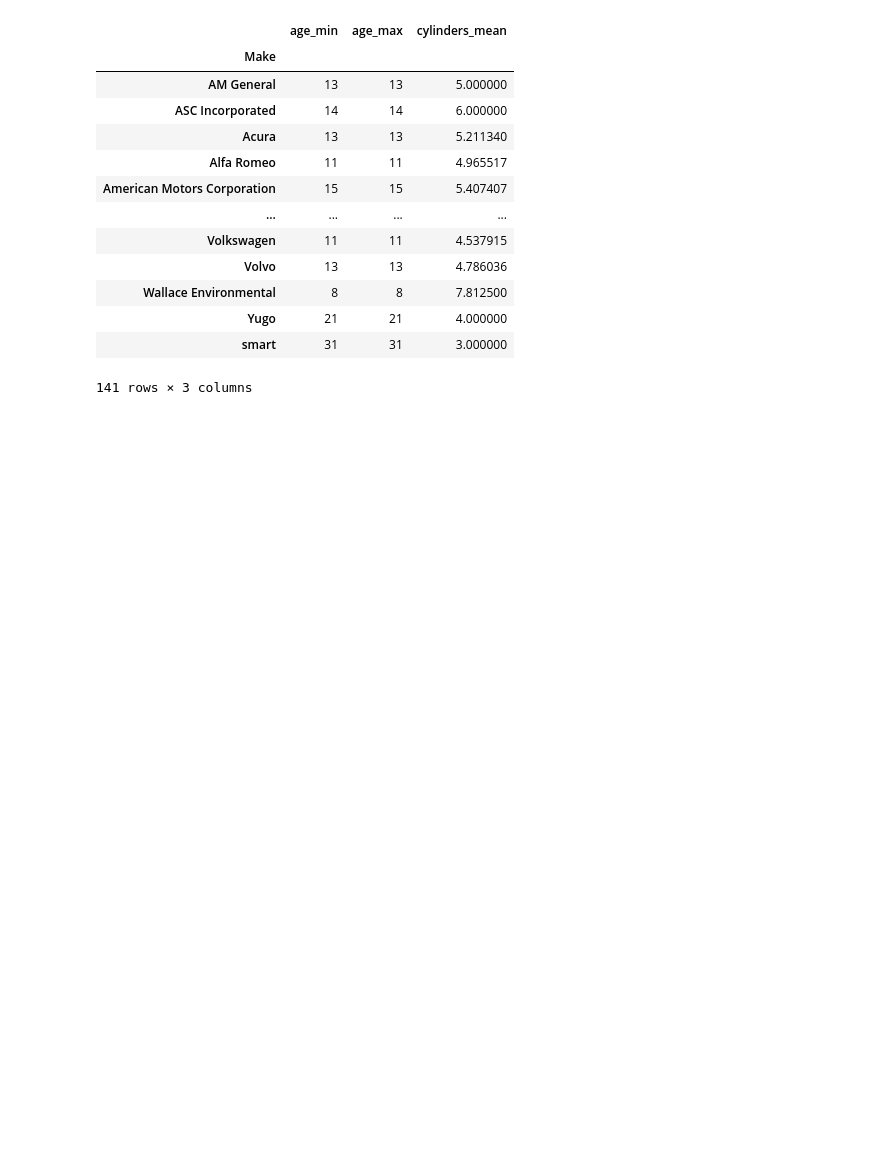
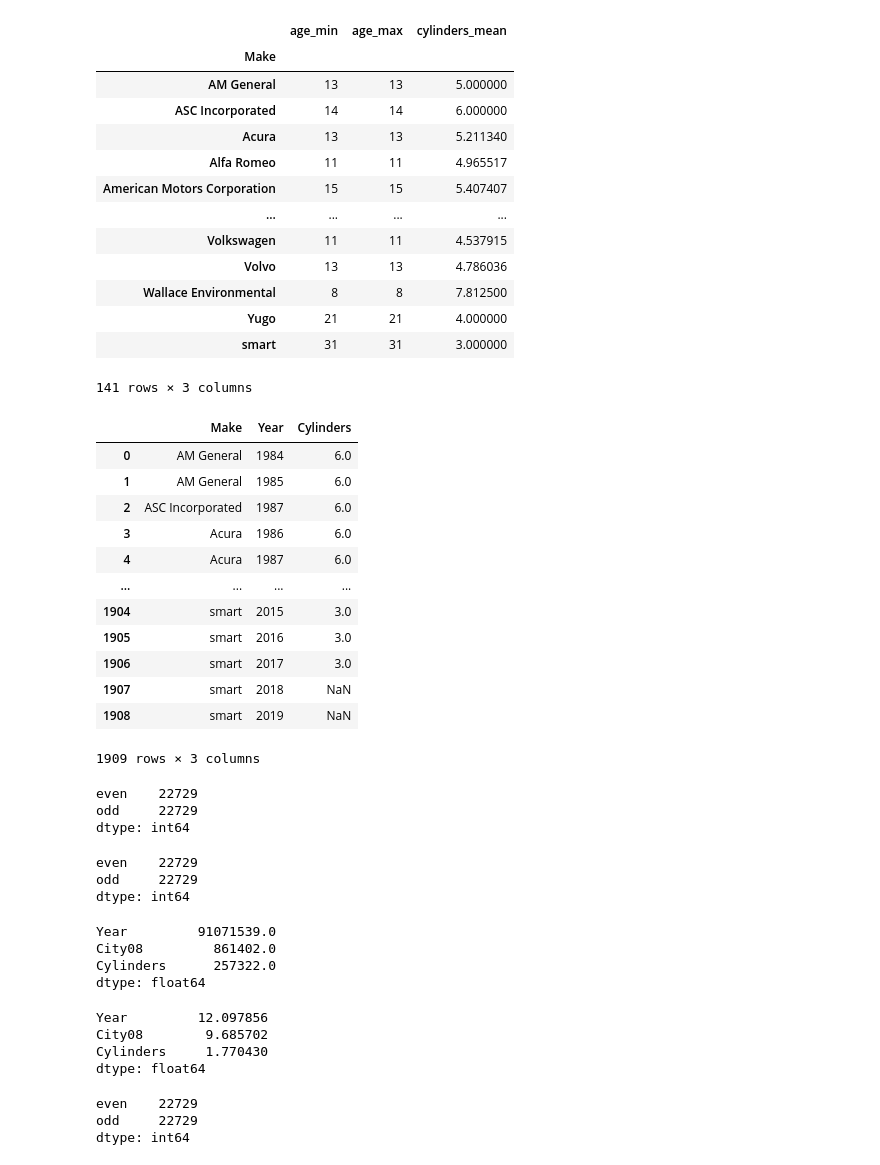
Before and after one commit to Ahmed-ui94/web_programming, a Jupyter notebook: pandas1/pandas.ipynb, the cells around one changed output. Cells and saved outputs as stored; diff of their text form; code cells hidden in the pictures; blank space fills up the shorter version.

```diff
--- a/pandas1/pandas.ipynb
+++ b/pandas1/pandas.ipynb
@@ -2975,3 +2975,55 @@ cylinders_mean=("Cylinders", "mean"))
 | Yugo | 21 | 21 | 4.000000 |
 | smart | 31 | 31 | 3.000000 |
 141 rows × 3 columns
+# %%
+(auto.groupby(['Make', "Year"], observed=True)['Cylinders'].max().reset_index())
+# %% [output]
+|  | Make | Year | Cylinders |
+| 0 | AM General | 1984 | 6.0 |
+| 1 | AM General | 1985 | 6.0 |
+| 2 | ASC Incorporated | 1987 | 6.0 |
+| 3 | Acura | 1986 | 6.0 |
+| 4 | Acura | 1987 | 6.0 |
+| ... | ... | ... | ... |
+| 1904 | smart | 2015 | 3.0 |
+| 1905 | smart | 2016 | 3.0 |
+| 1906 | smart | 2017 | 3.0 |
+| 1907 | smart | 2018 | NaN |
+| 1908 | smart | 2019 | NaN |
+1909 rows × 3 columns
+# %%
+def groupbyfunc(indx):
+    return "odd" if indx % 2 else "even"
+
+(auto.groupby(by=groupbyfunc).agg("size"))
+# %% [output]
+even    22729
+odd     22729
+dtype: int64
+# %%
+(auto.pivot_table(index=groupbyfunc, aggfunc="size")) # pivot table takes
+                                                   #a function as an argument
+# %% [output]
+even    22729
+odd     22729
+dtype: int64
+# %%
+auto.sum(numeric_only=True, min_count=0)
+# %% [output]
+Year         91071539.0
+City08         861402.0
+Cylinders      257322.0
+dtype: float64
+# %%
+auto.std(ddof=1, numeric_only=True)
+# %% [output]
+Year         12.097856
+City08        9.685702
+Cylinders     1.770430
+dtype: float64
+# %%
+auto.groupby(by=groupbyfunc).size()
+# %% [output]
+even    22729
+odd     22729
+dtype: int64
```
Also changed, not shown: parts of 12 cells of this notebook, 4 other files.
